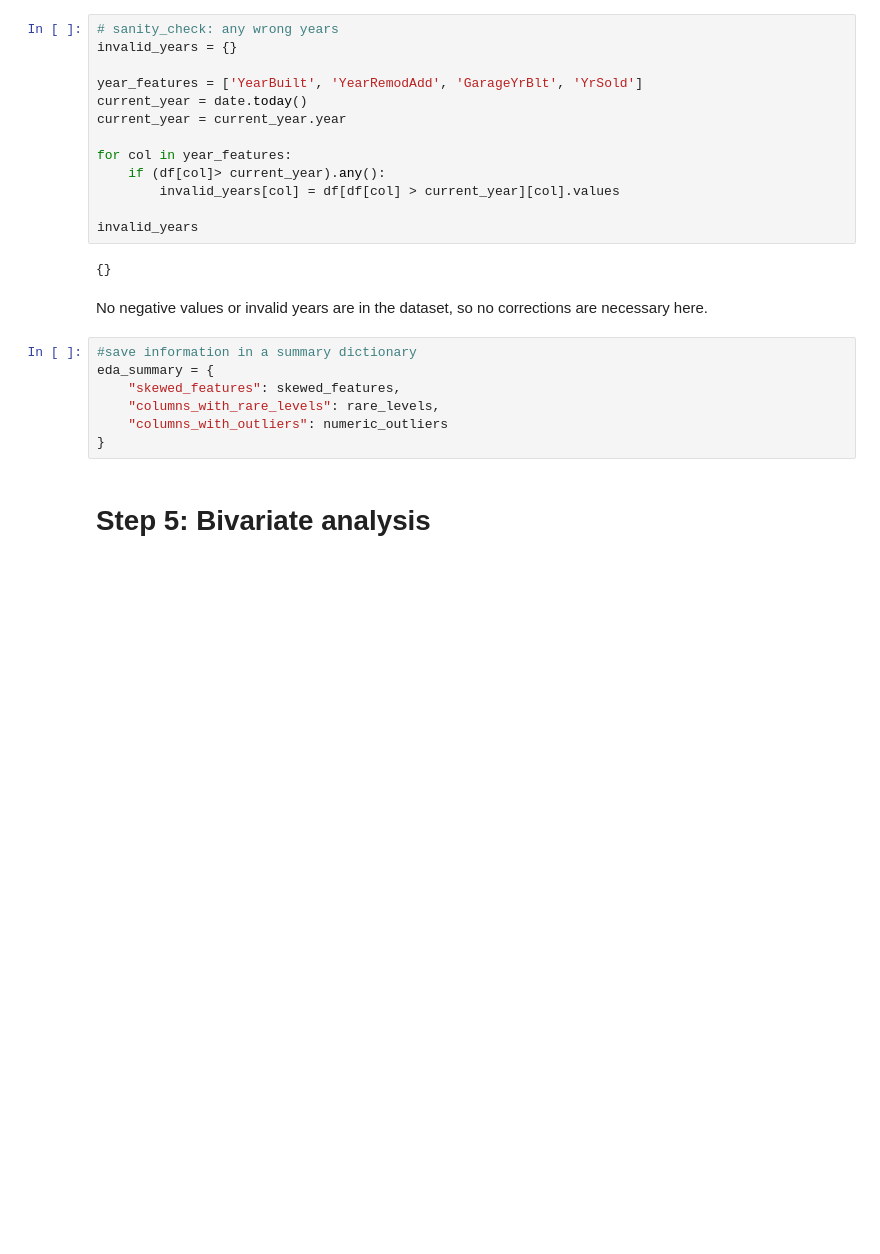
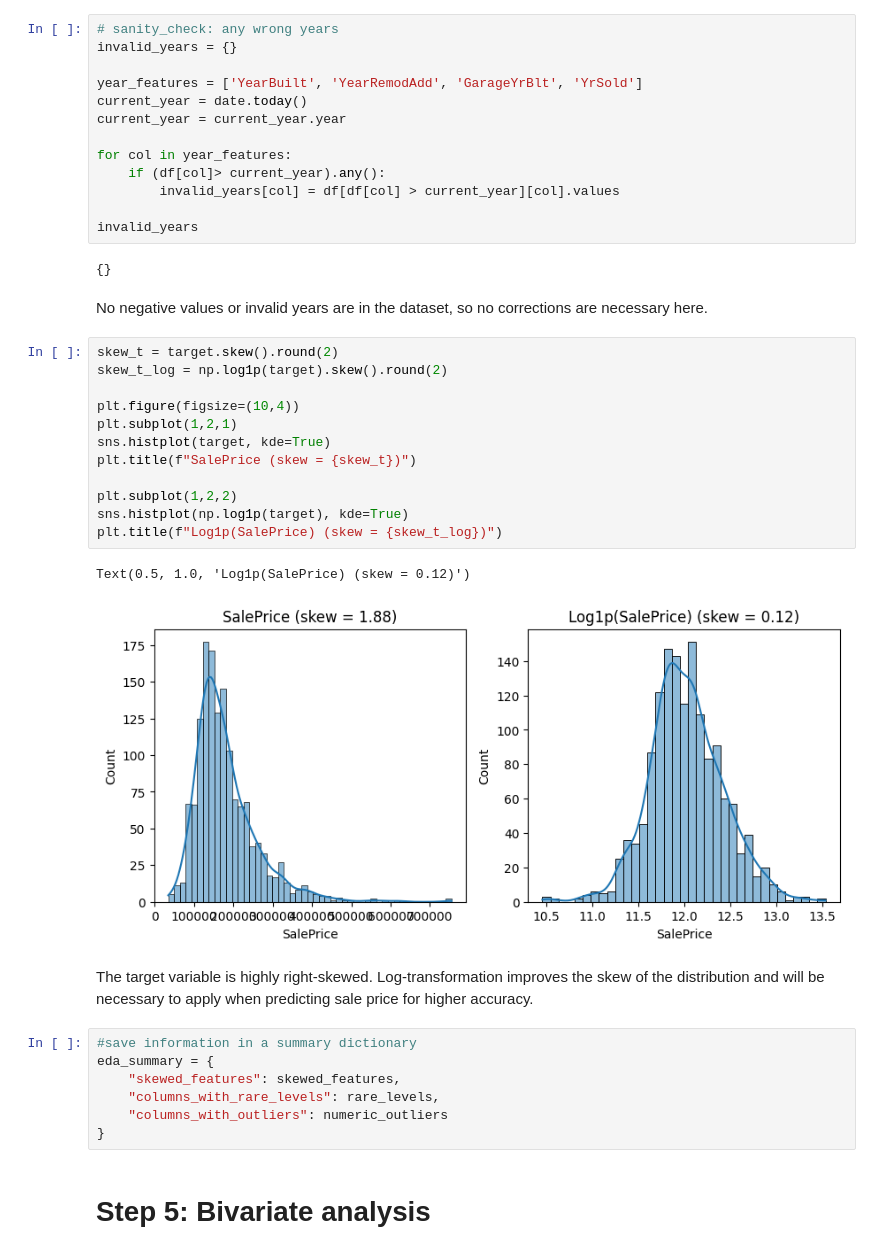
Before and after one commit to cgaletzka/house-prices-eda-ml, a Jupyter notebook: house-prices-eda.ipynb, the cells around one changed output. Saved outputs shown, nothing was run; the diff lists cells and outputs as text; blank space fills up the shorter version.

Commit message:
Plots, log-transform of target, and Cramer's V

```diff
--- a/house-prices-eda.ipynb
+++ b/house-prices-eda.ipynb
@@ -298,6 +310,23 @@ invalid_years
 {}
 # %% [markdown]
 No negative values or invalid years are in the dataset, so no corrections are necessary here.
+# %%
+skew_t = target.skew().round(2)
+skew_t_log = np.log1p(target).skew().round(2)
+
+plt.figure(figsize=(10,4))
+plt.subplot(1,2,1)
+sns.histplot(target, kde=True)
+plt.title(f"SalePrice (skew = {skew_t})")
+
+plt.subplot(1,2,2)
+sns.histplot(np.log1p(target), kde=True)
+plt.title(f"Log1p(SalePrice) (skew = {skew_t_log})")
+# %% [output]
+Text(0.5, 1.0, 'Log1p(SalePrice) (skew = 0.12)')
+[figure, added]
+# %% [markdown]
+The target variable is highly right-skewed. Log-transformation improves the skew of the distribution and will be necessary to apply when predicting sale price for higher accuracy.
 # %%
 #save information in a summary dictionary
 eda_summary = {
```
Also changed, not shown: parts of 12 cells of this notebook.
